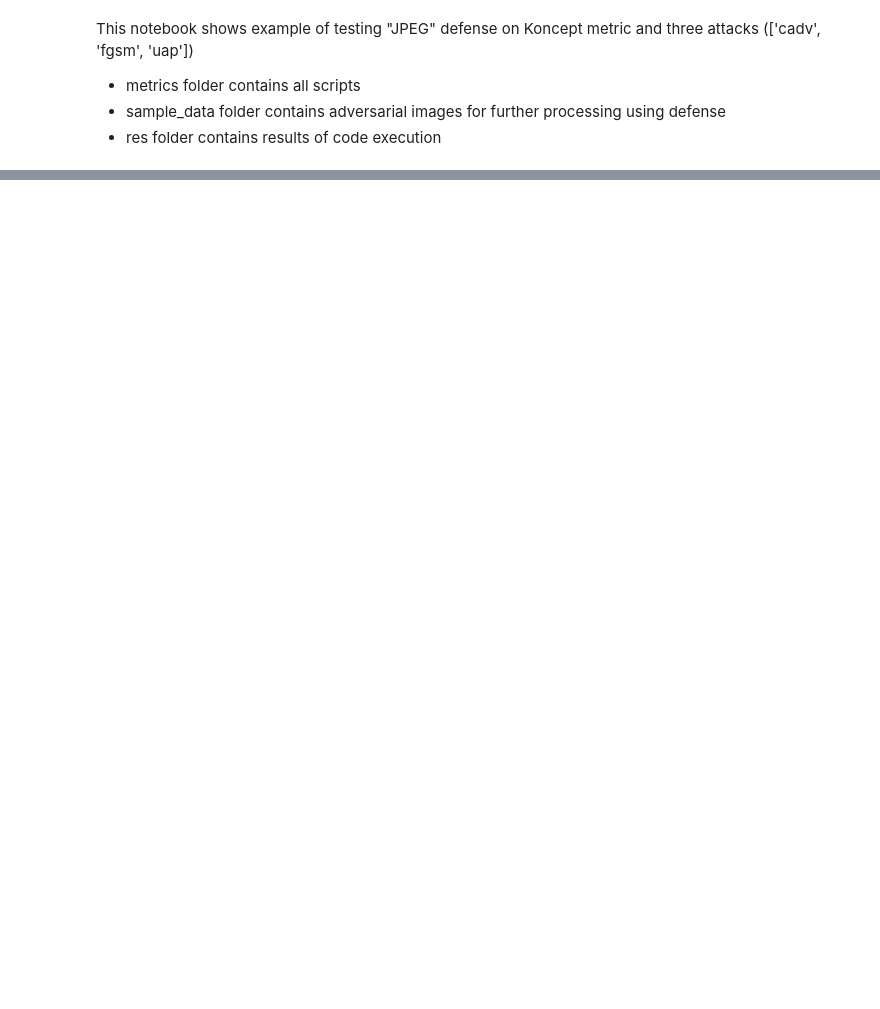
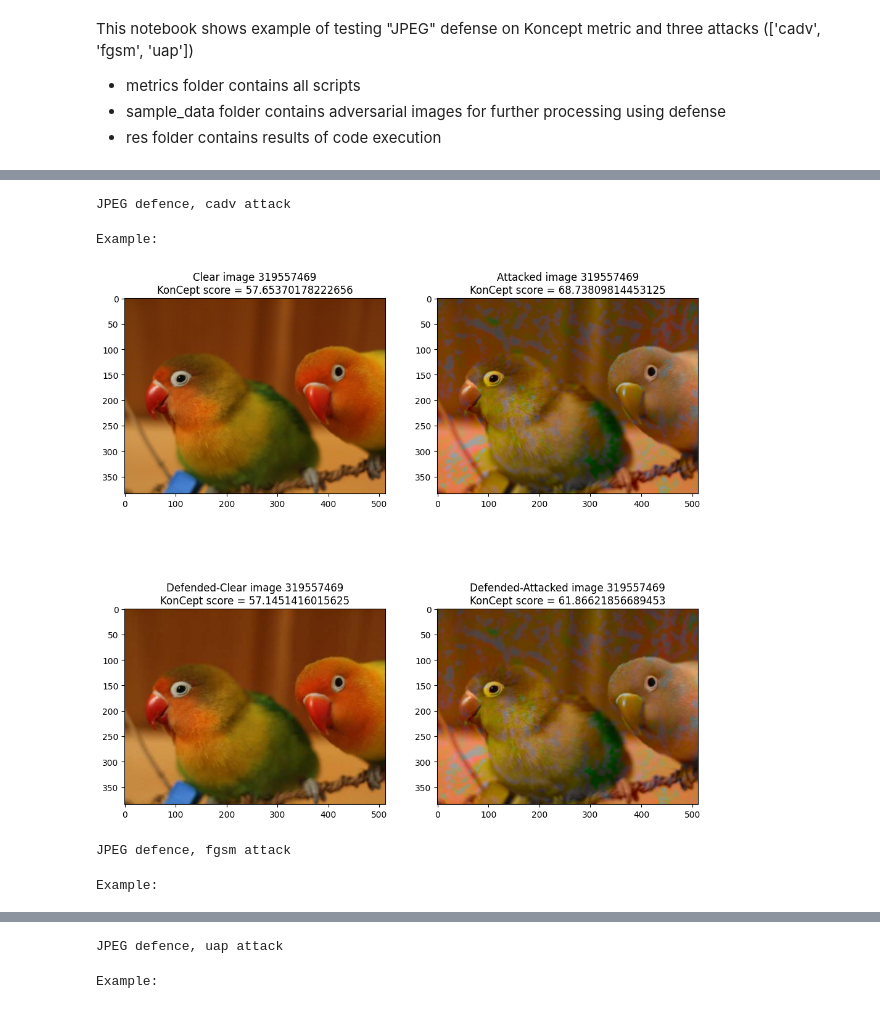
Before and after one commit to msu-video-group/adversarial-defenses-for-iqa, a Jupyter notebook: demo.ipynb, the cells around one changed output, grey strips where cells are left out. Cells and saved outputs as stored; diff of their text form; code cells hidden in the pictures; blank space fills up the shorter version.

```diff
--- a/demo.ipynb
+++ b/demo.ipynb
@@ -53,9 +77,38 @@ dump_path = '../res/'
 batch_size = 1
 # %%
 attacks = ['cadv', 'fgsm', 'uap']
+# %%
+image_num = '319557469'
+image_idx = 0
 # %%
 for att in attacks:
+    print('JPEG defence, '+att+' attack')
     cur_dataset = KoniqAttackedDataset(src_dir='../sample_data/noattack/', dest_dir='../sample_data/'+att, mos_path='../sample_data/koniq10k_scores_and_distributions.csv', return_mos=True)
     cur_dloader = DataLoader(cur_dataset, batch_size=batch_size, shuffle=False)
-    df = run(defence=defence_obj, model=model, dataloader=cur_dloader, is_fr=False, device='cpu', dump_path=dump_path+att, dump_freq=500, save_freq=-1, defence_preset=-1, dataset_save_path=None, atk_name='uap')
+    df = run(defence=defence_obj, model=model, dataloader=cur_dloader, is_fr=False, device='cpu', dump_path=dump_path+att, dump_freq=500, save_freq=-1, defence_preset=-1, dataset_save_path=None, atk_name=att)
     df[0].to_csv(dump_path+att+'_sample_res.csv')
+    im_attacked = cv2.imread(dump_path+'/'+att+'/'+'attacked_'+att+'_'+image_num+'.png')
+    im_attacked = cv2.cvtColor(im_attacked, cv2.COLOR_BGR2RGB)
+    im_clear = cv2.imread(dump_path+'/'+att+'/'+'clear_'+att+'_'+image_num+'.png')
+    im_clear = cv2.cvtColor(im_clear, cv2.COLOR_BGR2RGB)
+    im_defended_attacked = cv2.imread(dump_path+'/'+att+'/'+'defended-attacked_'+att+'_'+image_num+'.png')
+    im_defended_attacked = cv2.cvtColor(im_defended_attacked, cv2.COLOR_BGR2RGB)
+    im_defended_clear = cv2.imread(dump_path+'/'+att+'/'+'defended-clear_'+att+'_'+image_num+'.png')
+    im_defended_clear = cv2.cvtColor(im_defended_clear, cv2.COLOR_BGR2RGB)
+    print('Example:')
+    fig, ax = plt.subplots(2, 2, figsize=(12, 12))
+    ax[0][0].set_title('Clear image '+image_num+'\nKonCept score = '+str(df[0].iloc[image_idx]['clear']))
+    ax[0][0].imshow(im_clear)
+    ax[0][1].set_title('Attacked image '+image_num+'\nKonCept score = '+str(df[0].iloc[image_idx]['attacked']))
+    ax[0][1].imshow(im_attacked)
+    ax[1][0].set_title('Defended-Clear image '+image_num+'\nKonCept score = '+str(df[0].iloc[image_idx]['defended-clear']))
+    ax[1][0].imshow(im_defended_clear)
+    ax[1][1].set_title('Defended-Attacked image '+image_num+'\nKonCept score = '+str(df[0].iloc[image_idx]['defended-attacked']))
+    ax[1][1].imshow(im_defended_attacked)
+    plt.show()
+# %% [output]
+JPEG defence, cadv attack
+Example:
+[figure, added]
+JPEG defence, fgsm attack
+Example:
@@ -61,0 +116,2 @@ for att in attacks:
+JPEG defence, uap attack
+Example:
```
Also changed, not shown: parts of 11 cells of this notebook, 15 other files.
